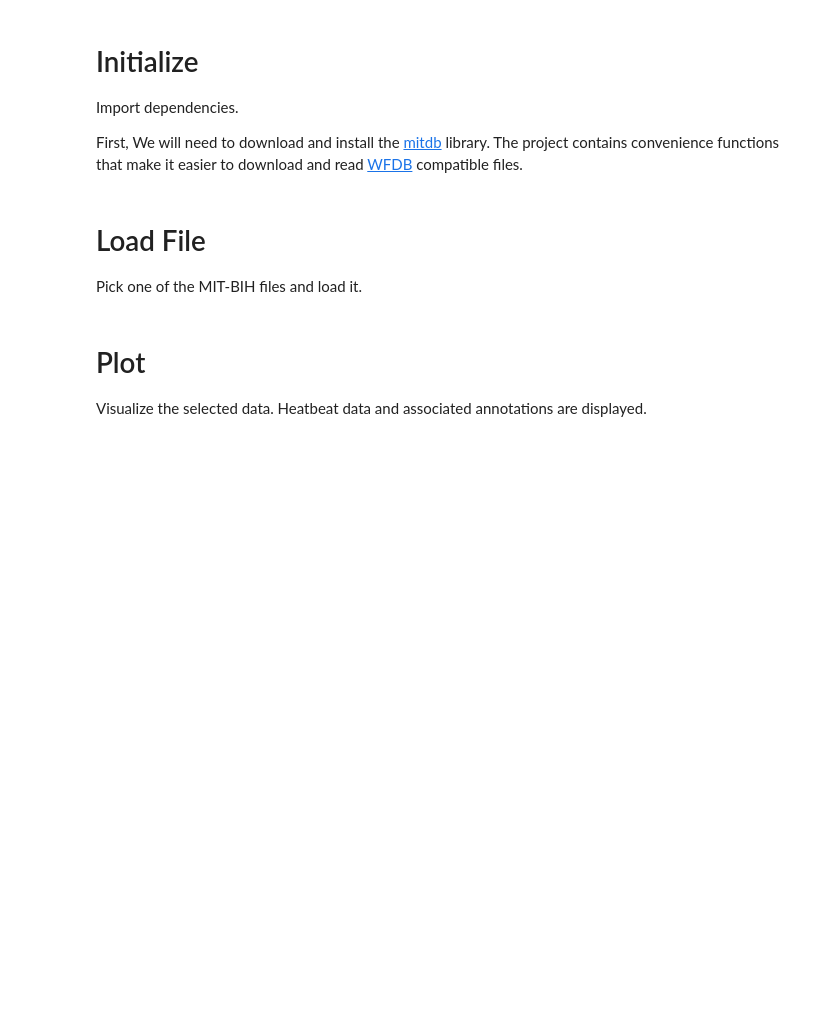
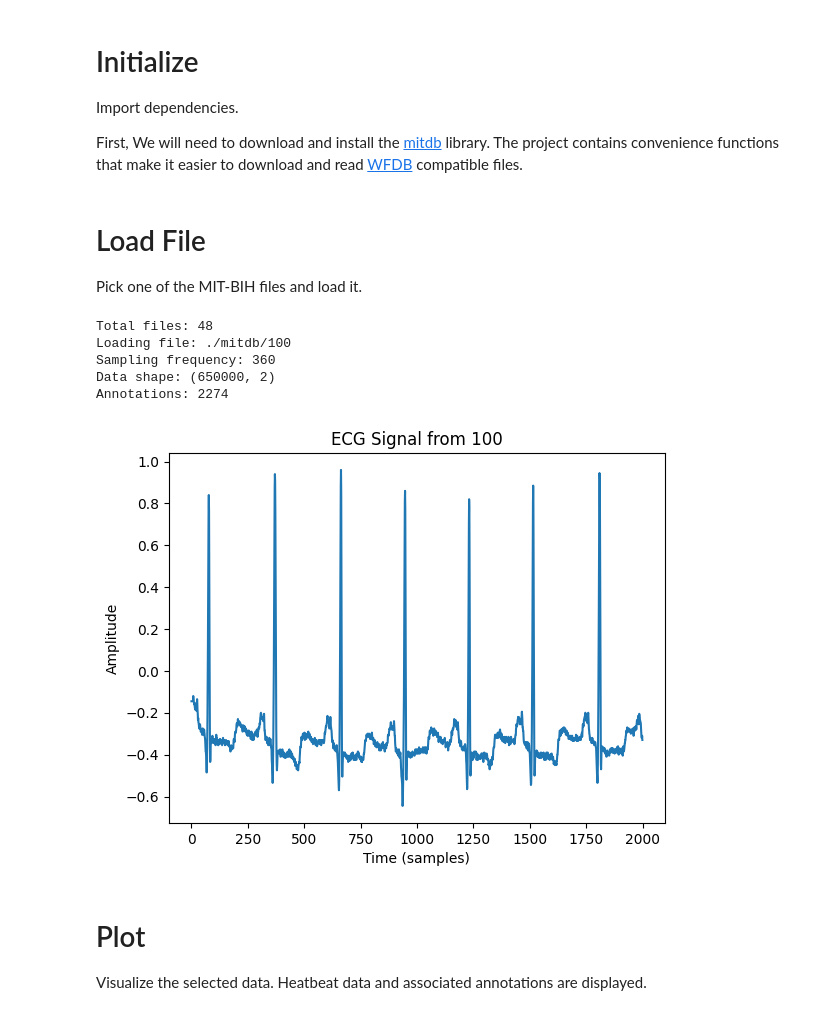
Before and after one commit to Praveen-M54/ECG-ML-Classification, a Jupyter notebook: 01_view_mitdb_data.ipynb, the cells around one changed output. Cells and saved outputs as stored; diff of their text form; code cells hidden in the pictures; blank space fills up the shorter version.

```diff
--- a/01_view_mitdb_data.ipynb
+++ b/01_view_mitdb_data.ipynb
@@ -30,22 +31,37 @@ from matplotlib import pyplot as plt
 # Load File
 Pick one of the MIT-BIH files and load it.
 # %%
-# Get available data files.
-dbfiles = dm.get_records()
-print('Total files: ', len(dbfiles))
+# List available records in the database
+dbfiles = wf.get_record_list('mitdb')  # Correct method for listing record files
+print('Total files:', len(dbfiles))
 
-# Pick a file.
-datfile = dbfiles[FILE]
+# Pick a specific file (e.g., the first file in the list)
+FILE = 0  # Change this index to select a different file
+datfile = f'./mitdb/{dbfiles[FILE]}'
 print('Loading file:', datfile)
 
-# Read the file.
-record = wf.rdsamp(datfile)
-annotation = wf.rdann(datfile, 'atr')
+# Read the signal and annotations from the file
+record = wf.rdsamp(datfile)  # Reads signal data
+annotation = wf.rdann(datfile, 'atr')  # Reads annotation data
 
-# Info about the data.
+# Display information about the data
 print('Sampling frequency:', record[1].get('fs'))
 print('Data shape:', record[0].shape)
 print('Annotations:', len(annotation.num))
+
+# Plot the signal (first 2000 samples for visualization)
+plt.plot(record[0][:2000, 0])  # Use the first channel for ECG signal
+plt.title(f"ECG Signal from {dbfiles[FILE]}")
+plt.xlabel('Time (samples)')
+plt.ylabel('Amplitude')
+plt.show()
+# %% [output]
+Total files: 48
+Loading file: ./mitdb/100
+Sampling frequency: 360
+Data shape: (650000, 2)
+Annotations: 2274
+[figure, added]
 # %% [markdown]
 # Plot
 Visualize the selected data. Heatbeat data and associated annotations are displayed.
```
Also changed, not shown: parts of 2 cells of this notebook, 4 other files.
